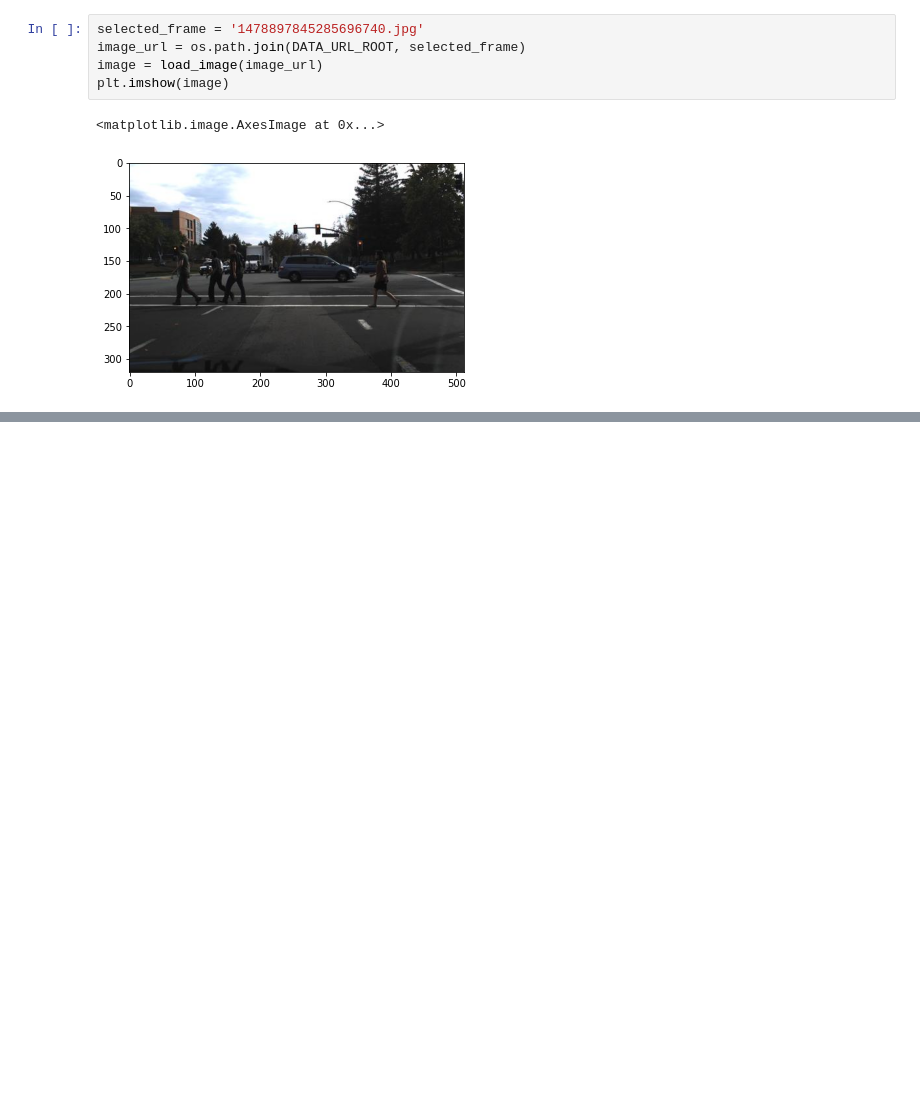
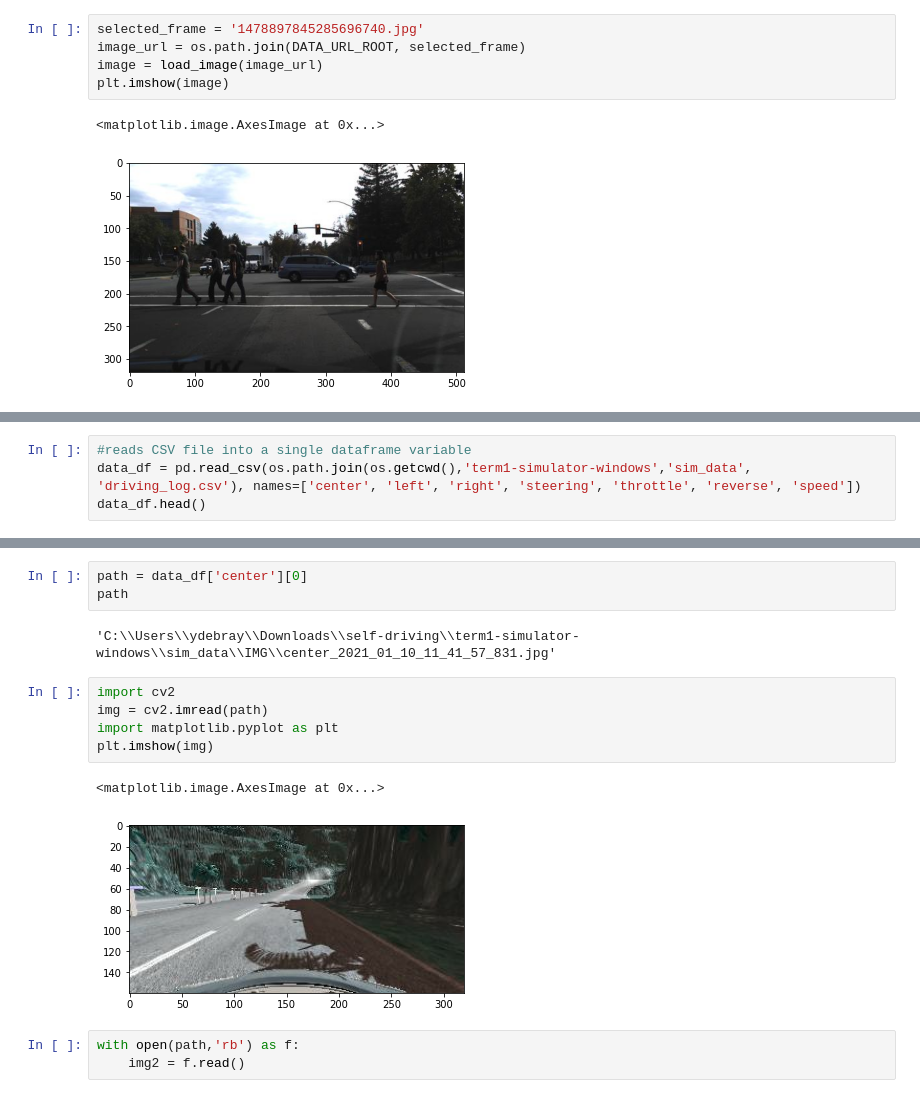
Before and after one commit to slevin48/self-driving, a Jupyter notebook: self-driving.ipynb, the cells around one changed output, grey strips where cells are left out. Cells and saved outputs as stored; diff of their text form; blank space fills up the shorter version.

Commit message:
Simulation data & app added

```diff
--- a/self-driving.ipynb
+++ b/self-driving.ipynb
@@ -116,0 +151,4 @@ plt.imshow(image)
+# %%
+#reads CSV file into a single dataframe variable
+data_df = pd.read_csv(os.path.join(os.getcwd(),'term1-simulator-windows','sim_data', 'driving_log.csv'), names=['center', 'left', 'right', 'steering', 'throttle', 'reverse', 'speed'])
+data_df.head()
@@ -116,0 +178,16 @@ plt.imshow(image)
+# %%
+path = data_df['center'][0]
+path
+# %% [output]
+'C:\\Users\\ydebray\\Downloads\\self-driving\\term1-simulator-windows\\sim_data\\IMG\\center_2021_01_10_11_41_57_831.jpg'
+# %%
+import cv2
+img = cv2.imread(path)
+import matplotlib.pyplot as plt
+plt.imshow(img)
+# %% [output]
+<matplotlib.image.AxesImage at 0x...>
+[figure, added]
+# %%
+with open(path,'rb') as f:
+    img2 = f.read()
```
Also changed, not shown: parts of 10 cells of this notebook, 6 other files.
